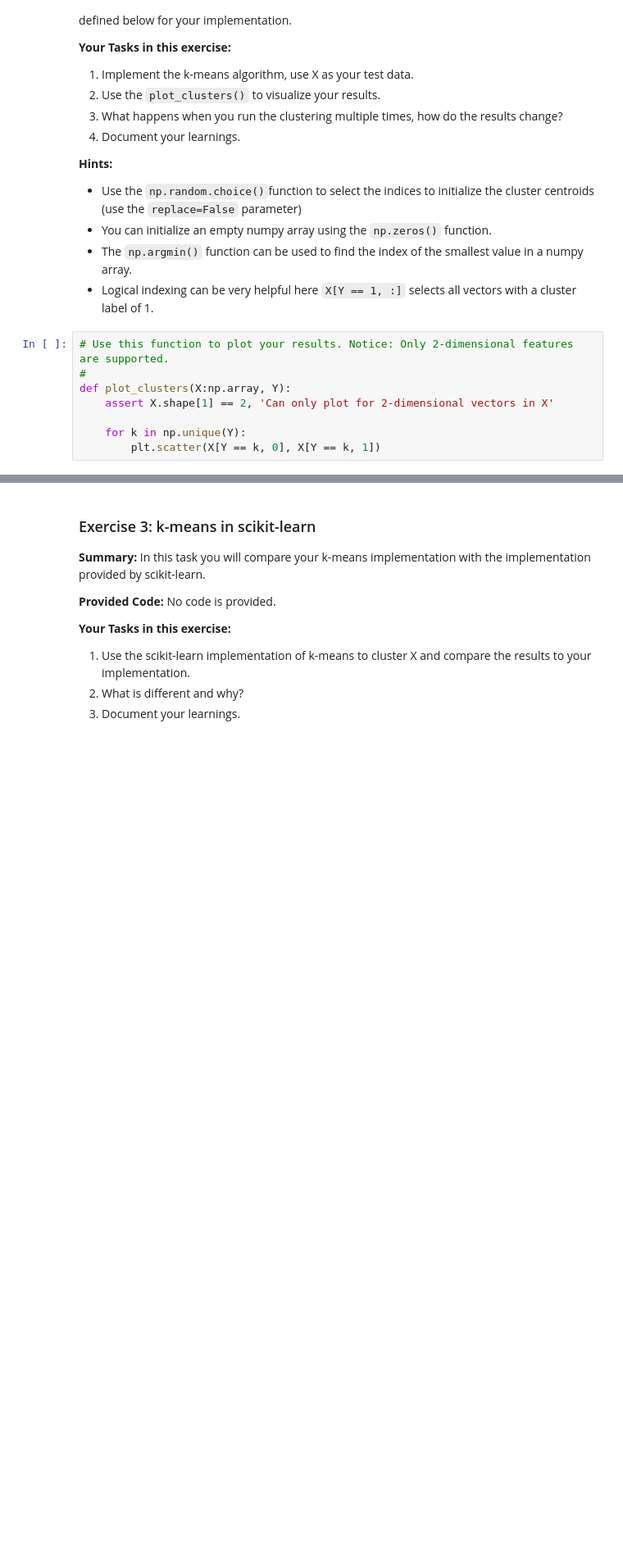
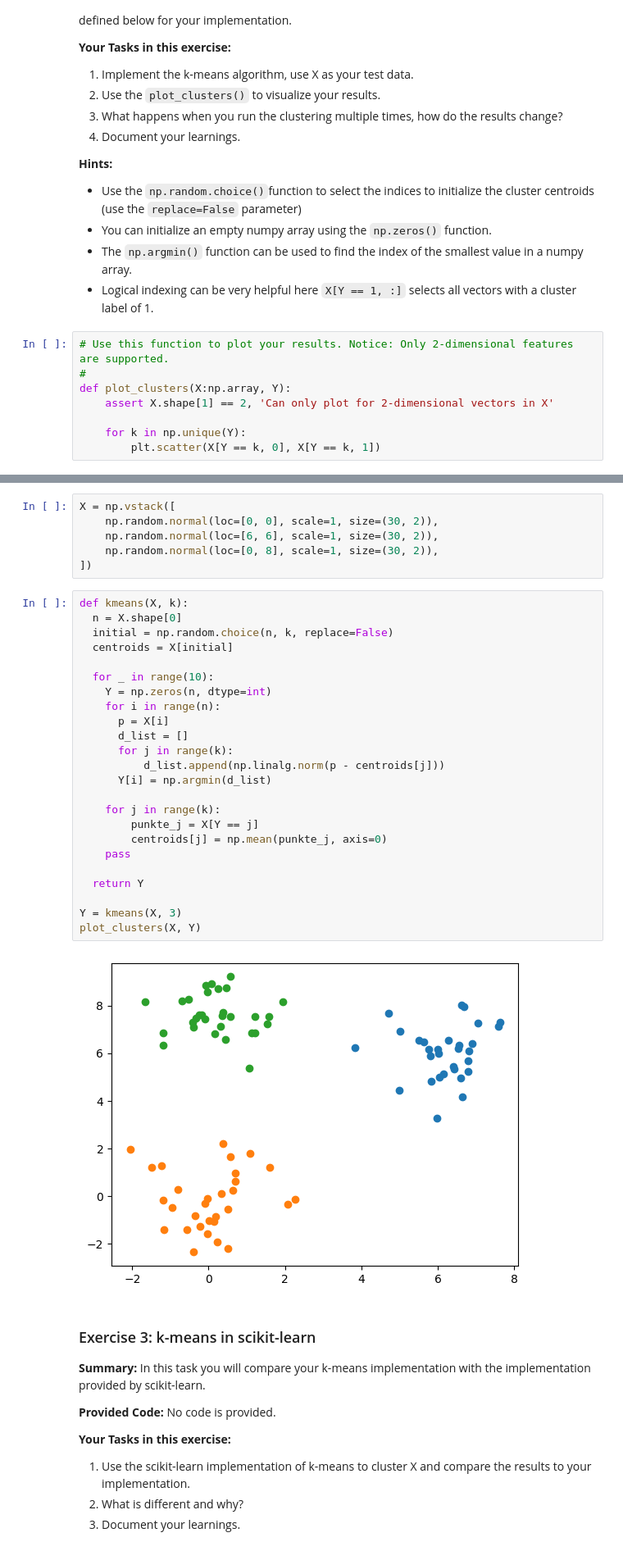
Before and after one commit to numanfh/machine-learning, a Jupyter notebook: Machine-Learning/k-Means/KMeans-Exercises.ipynb, the cells around one changed output, grey strips where cells are left out. Shown at 82% size. Saved outputs shown, nothing was run; the diff lists cells and outputs as text; blank space fills up the shorter version.

```diff
--- a/Machine-Learning/k-Means/KMeans-Exercises.ipynb
+++ b/Machine-Learning/k-Means/KMeans-Exercises.ipynb
@@ -110,3 +111,35 @@ def kmeans(X, k):
+# %%
+X = np.vstack([
+    np.random.normal(loc=[0, 0], scale=1, size=(30, 2)),
+    np.random.normal(loc=[6, 6], scale=1, size=(30, 2)),
+    np.random.normal(loc=[0, 8], scale=1, size=(30, 2)),
+])
+# %%
+def kmeans(X, k):
+  n = X.shape[0]
+  initial = np.random.choice(n, k, replace=False)
+  centroids = X[initial]
+
+  for _ in range(10):
+    Y = np.zeros(n, dtype=int)
+    for i in range(n):
+      p = X[i]
+      d_list = []
+      for j in range(k):
+          d_list.append(np.linalg.norm(p - centroids[j]))
+      Y[i] = np.argmin(d_list)
+
+    for j in range(k):
+        punkte_j = X[Y == j]
+        centroids[j] = np.mean(punkte_j, axis=0)
+    pass
+
+  return Y
+
+Y = kmeans(X, 3)
+plot_clusters(X, Y)
+# %% [output]
+[figure, added]
 # %% [markdown]
 ### Exercise 3: k-means in scikit-learn
 
```
Also changed, not shown: parts of 1 cell of this notebook.
